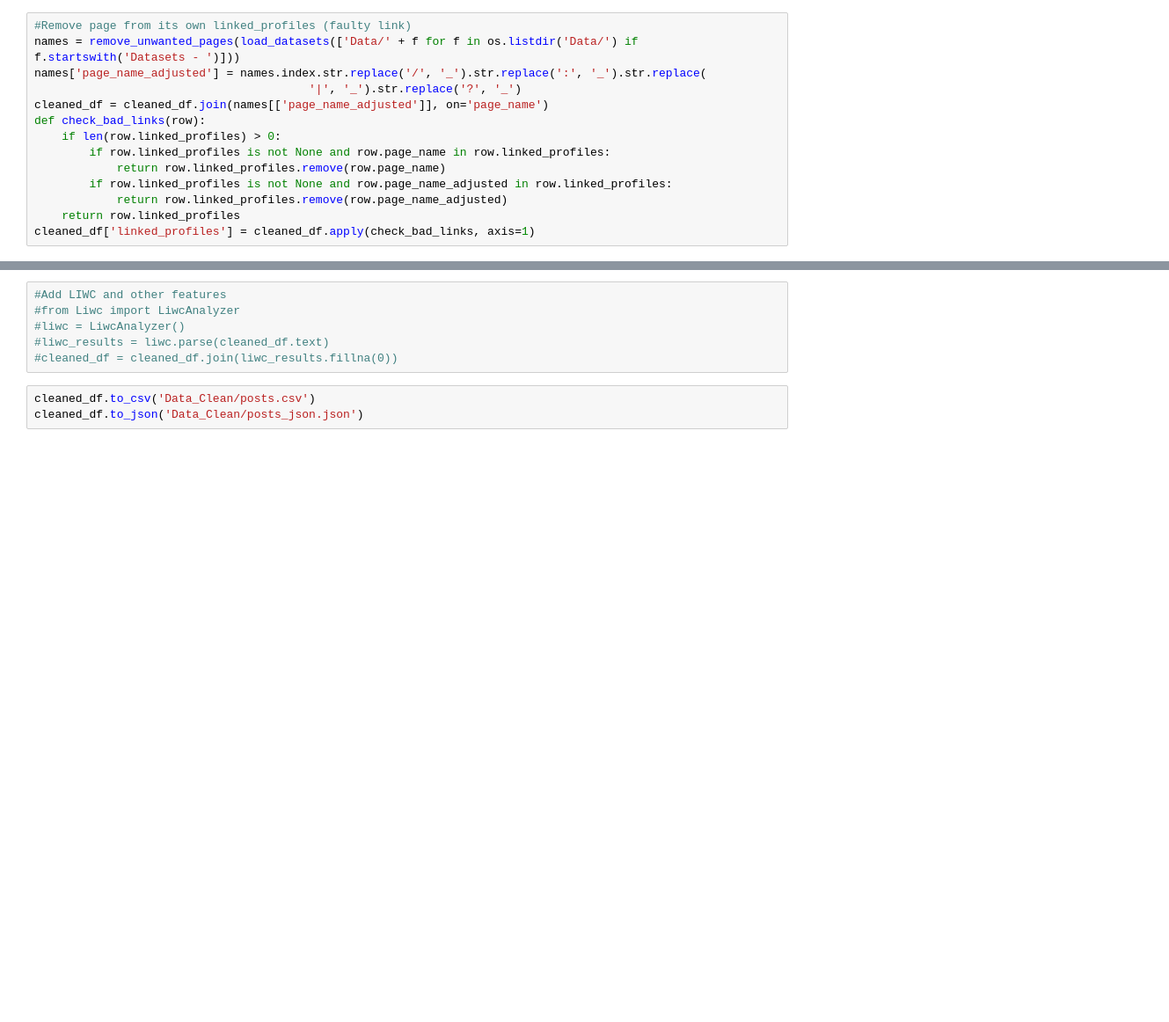
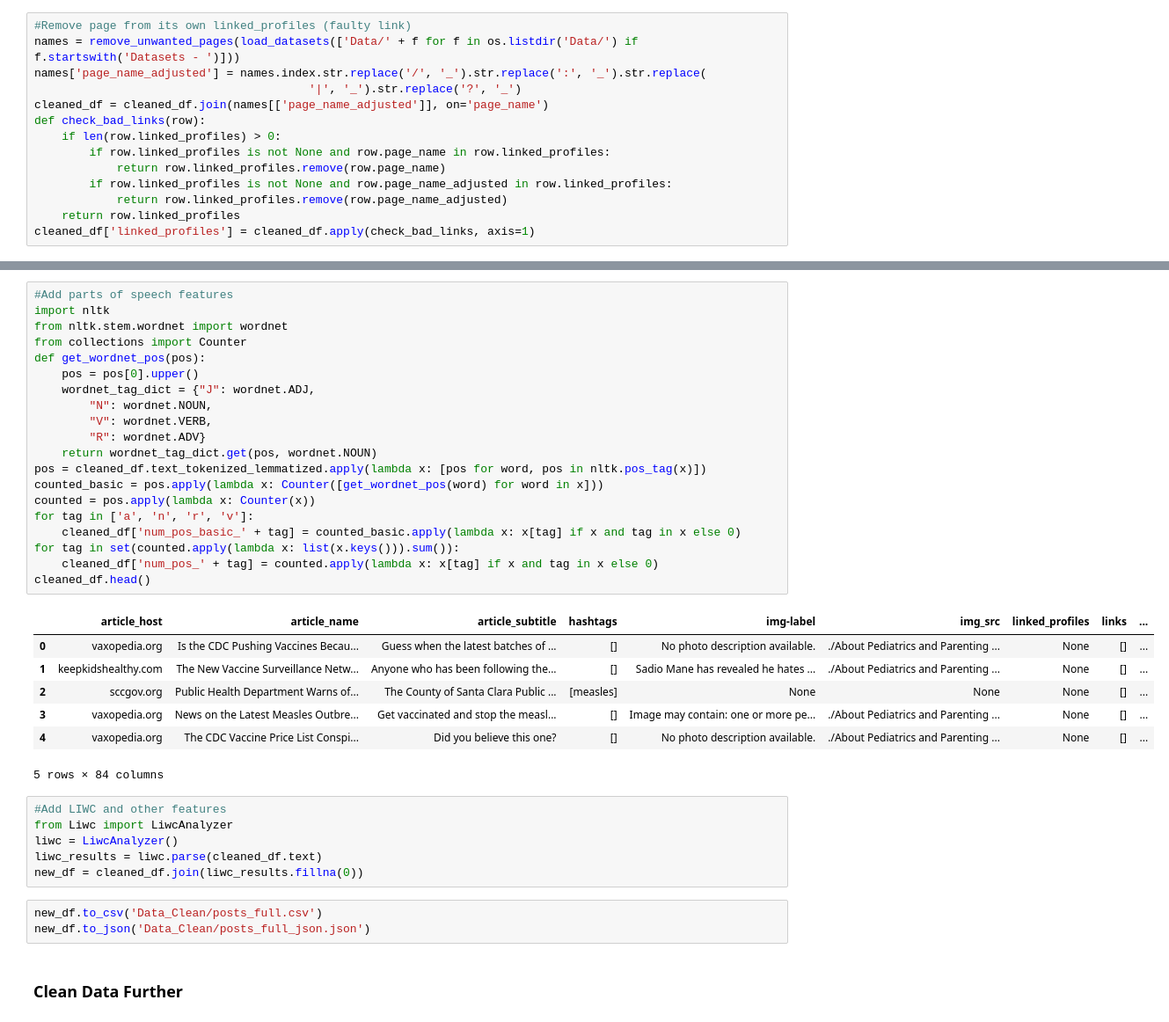
Before and after one commit to PhillipNgo/Team-Vaccinated-Research, a Jupyter notebook: Data Collection.ipynb, the cells around one changed output, grey strips where cells are left out. Shown at 88% size. Drawn from its saved outputs; the diff is of its cells as text; blank space fills up the shorter version.

```diff
--- a/Data Collection.ipynb
+++ b/Data Collection.ipynb
@@ -354,9 +367,39 @@ cleaned_df.head()
+# %%
+#Add parts of speech features
+import nltk
+from nltk.stem.wordnet import wordnet
+from collections import Counter
+def get_wordnet_pos(pos):
+    pos = pos[0].upper()
+    wordnet_tag_dict = {"J": wordnet.ADJ,
+        "N": wordnet.NOUN,
+        "V": wordnet.VERB,
+        "R": wordnet.ADV}
+    return wordnet_tag_dict.get(pos, wordnet.NOUN)
+pos = cleaned_df.text_tokenized_lemmatized.apply(lambda x: [pos for word, pos in nltk.pos_tag(x)])
+counted_basic = pos.apply(lambda x: Counter([get_wordnet_pos(word) for word in x]))
+counted = pos.apply(lambda x: Counter(x))
+for tag in ['a', 'n', 'r', 'v']:
+    cleaned_df['num_pos_basic_' + tag] = counted_basic.apply(lambda x: x[tag] if x and tag in x else 0)
+for tag in set(counted.apply(lambda x: list(x.keys())).sum()):
+    cleaned_df['num_pos_' + tag] = counted.apply(lambda x: x[tag] if x and tag in x else 0)
+cleaned_df.head()
+# %% [output]
+|  | article_host | article_name | article_subtitle | hashtags | img-label | img_src | linked_profiles | links | ... |
+| 0 | vaxopedia.org | Is the CDC Pushing Vaccines Becau... | Guess when the latest batches of ... | [] | No photo description available. | ./About Pediatrics and Parenting ... | None | [] | ... |
+| 1 | keepkidshealthy.com | The New Vaccine Surveillance Netw... | Anyone who has been following the... | [] | Sadio Mane has revealed he hates ... | ./About Pediatrics and Parenting ... | None | [] | ... |
+| 2 | sccgov.org | Public Health Department Warns of... | The County of Santa Clara Public ... | [measles] | None | None | None | [] | ... |
+| 3 | vaxopedia.org | News on the Latest Measles Outbre... | Get vaccinated and stop the measl... | [] | Image may contain: one or more pe... | ./About Pediatrics and Parenting ... | None | [] | ... |
+| 4 | vaxopedia.org | The CDC Vaccine Price List Conspi... | Did you believe this one? | [] | No photo description available. | ./About Pediatrics and Parenting ... | None | [] | ... |
+5 rows × 84 columns
 # %%
 #Add LIWC and other features
-#from Liwc import LiwcAnalyzer
-#liwc = LiwcAnalyzer()
-#liwc_results = liwc.parse(cleaned_df.text)
-#cleaned_df = cleaned_df.join(liwc_results.fillna(0))
+from Liwc import LiwcAnalyzer
+liwc = LiwcAnalyzer()
+liwc_results = liwc.parse(cleaned_df.text)
+new_df = cleaned_df.join(liwc_results.fillna(0))
 # %%
-cleaned_df.to_csv('Data_Clean/posts.csv')
-cleaned_df.to_json('Data_Clean/posts_json.json')
+new_df.to_csv('Data_Clean/posts_full.csv')
+new_df.to_json('Data_Clean/posts_full_json.json')
+# %% [markdown]
+### Clean Data Further
```
Also changed, not shown: parts of 5 cells of this notebook, 11 other files.
